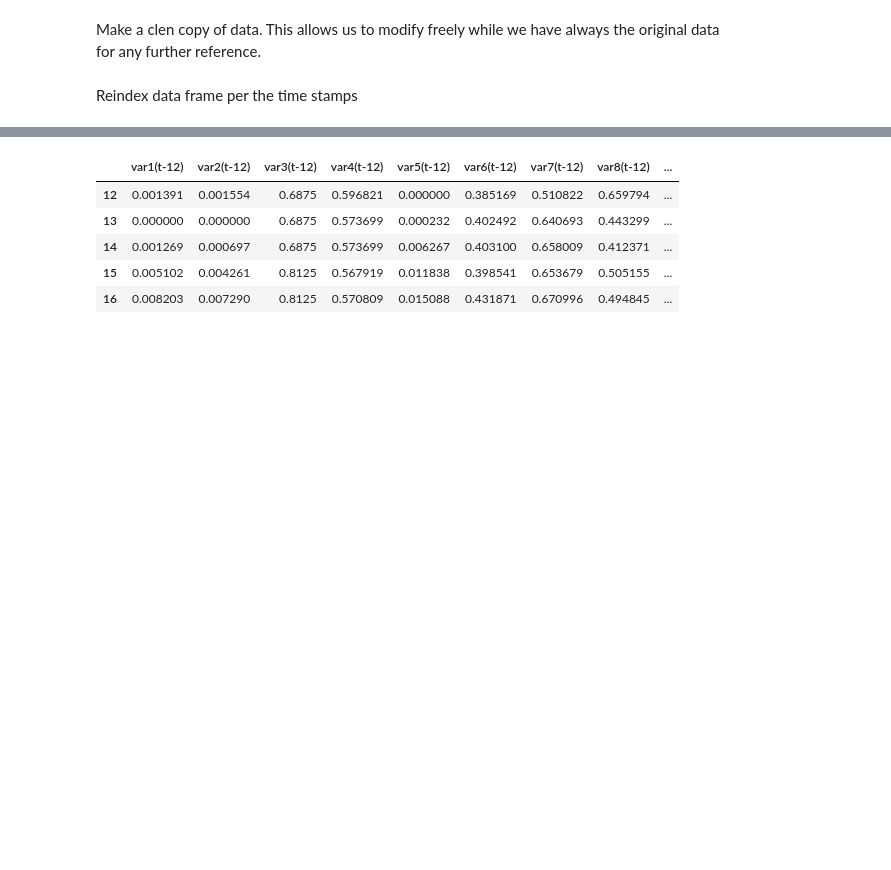
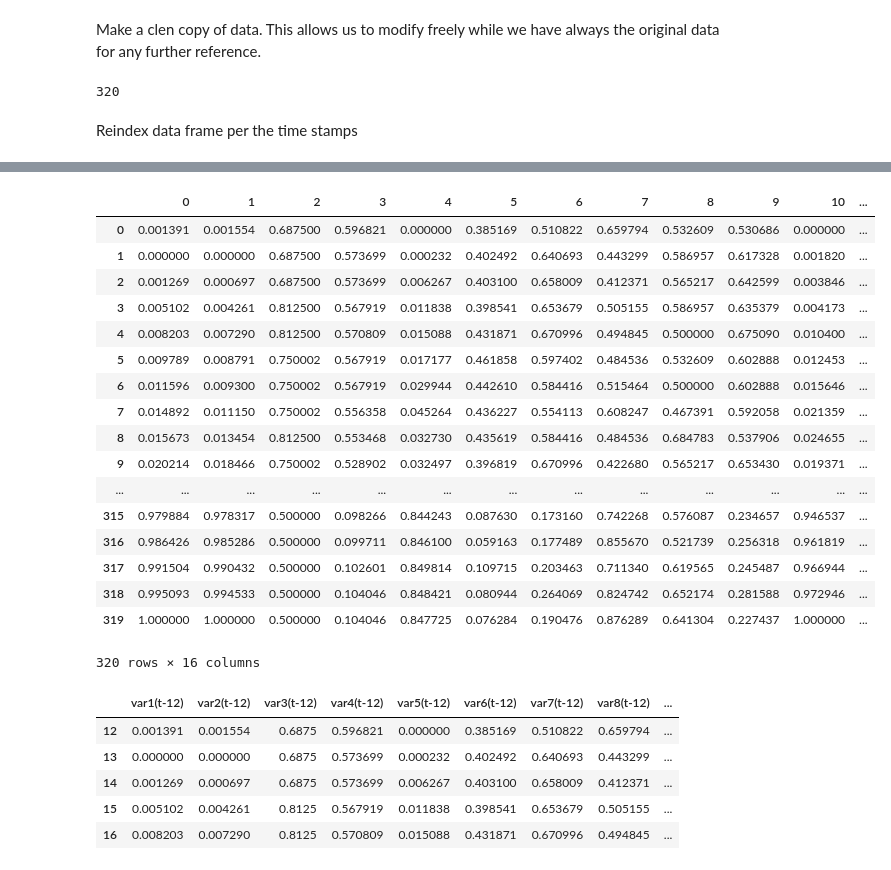
Before and after one commit to aidin-zadeh/reb, a Jupyter notebook: notebooks/2.1.build.train.eval.lstm.economic.indicators.monthly.ipynb, the cells around one changed output, grey strips where cells are left out. Saved outputs shown, nothing was run; the diff lists cells and outputs as text; code cells hidden in the pictures; blank space fills up the shorter version.

```diff
--- a/notebooks/2.1.build.train.eval.lstm.economic.indicators.monthly.ipynb
+++ b/notebooks/2.1.build.train.eval.lstm.economic.indicators.monthly.ipynb
@@ -49,6 +48,9 @@ df.head()
 Make a clen copy of data. This allows us to modify freely while we have always the original data for any further reference.
 # %%
 df_original = df.copy()
+print(len(df_original))
+# %% [output]
+320
 # %% [markdown]
 Reindex data frame per the time stamps
 # %%
@@ -65,10 +67,30 @@ df.head()
 # %%
 # rescale data
 values = df.values
 values = values.astype("float32")
 scaler = MinMaxScaler(feature_range=(0, 1))
 values_scaled = scaler.fit_transform(values)
 n_variables = values.shape[1]
+pd.DataFrame(values_scaled)
+# %% [output]
+|  | 0 | 1 | 2 | 3 | 4 | 5 | 6 | 7 | 8 | 9 | 10 | ... |
+| 0 | 0.001391 | 0.001554 | 0.687500 | 0.596821 | 0.000000 | 0.385169 | 0.510822 | 0.659794 | 0.532609 | 0.530686 | 0.000000 | ... |
+| 1 | 0.000000 | 0.000000 | 0.687500 | 0.573699 | 0.000232 | 0.402492 | 0.640693 | 0.443299 | 0.586957 | 0.617328 | 0.001820 | ... |
+| 2 | 0.001269 | 0.000697 | 0.687500 | 0.573699 | 0.006267 | 0.403100 | 0.658009 | 0.412371 | 0.565217 | 0.642599 | 0.003846 | ... |
+| 3 | 0.005102 | 0.004261 | 0.812500 | 0.567919 | 0.011838 | 0.398541 | 0.653679 | 0.505155 | 0.586957 | 0.635379 | 0.004173 | ... |
+| 4 | 0.008203 | 0.007290 | 0.812500 | 0.570809 | 0.015088 | 0.431871 | 0.670996 | 0.494845 | 0.500000 | 0.675090 | 0.010400 | ... |
+| 5 | 0.009789 | 0.008791 | 0.750002 | 0.567919 | 0.017177 | 0.461858 | 0.597402 | 0.484536 | 0.532609 | 0.602888 | 0.012453 | ... |
+| 6 | 0.011596 | 0.009300 | 0.750002 | 0.567919 | 0.029944 | 0.442610 | 0.584416 | 0.515464 | 0.500000 | 0.602888 | 0.015646 | ... |
+| 7 | 0.014892 | 0.011150 | 0.750002 | 0.556358 | 0.045264 | 0.436227 | 0.554113 | 0.608247 | 0.467391 | 0.592058 | 0.021359 | ... |
+| 8 | 0.015673 | 0.013454 | 0.812500 | 0.553468 | 0.032730 | 0.435619 | 0.584416 | 0.484536 | 0.684783 | 0.537906 | 0.024655 | ... |
+| 9 | 0.020214 | 0.018466 | 0.750002 | 0.528902 | 0.032497 | 0.396819 | 0.670996 | 0.422680 | 0.565217 | 0.653430 | 0.019371 | ... |
+| ... | ... | ... | ... | ... | ... | ... | ... | ... | ... | ... | ... | ... |
+| 315 | 0.979884 | 0.978317 | 0.500000 | 0.098266 | 0.844243 | 0.087630 | 0.173160 | 0.742268 | 0.576087 | 0.234657 | 0.946537 | ... |
+| 316 | 0.986426 | 0.985286 | 0.500000 | 0.099711 | 0.846100 | 0.059163 | 0.177489 | 0.855670 | 0.521739 | 0.256318 | 0.961819 | ... |
+| 317 | 0.991504 | 0.990432 | 0.500000 | 0.102601 | 0.849814 | 0.109715 | 0.203463 | 0.711340 | 0.619565 | 0.245487 | 0.966944 | ... |
+| 318 | 0.995093 | 0.994533 | 0.500000 | 0.104046 | 0.848421 | 0.080944 | 0.264069 | 0.824742 | 0.652174 | 0.281588 | 0.972946 | ... |
+| 319 | 1.000000 | 1.000000 | 0.500000 | 0.104046 | 0.847725 | 0.076284 | 0.190476 | 0.876289 | 0.641304 | 0.227437 | 1.000000 | ... |
+320 rows × 16 columns
 # %%
 index_target = 15
 # set model parameters
```
Also changed, not shown: parts of 8 cells of this notebook, 3 other files.
